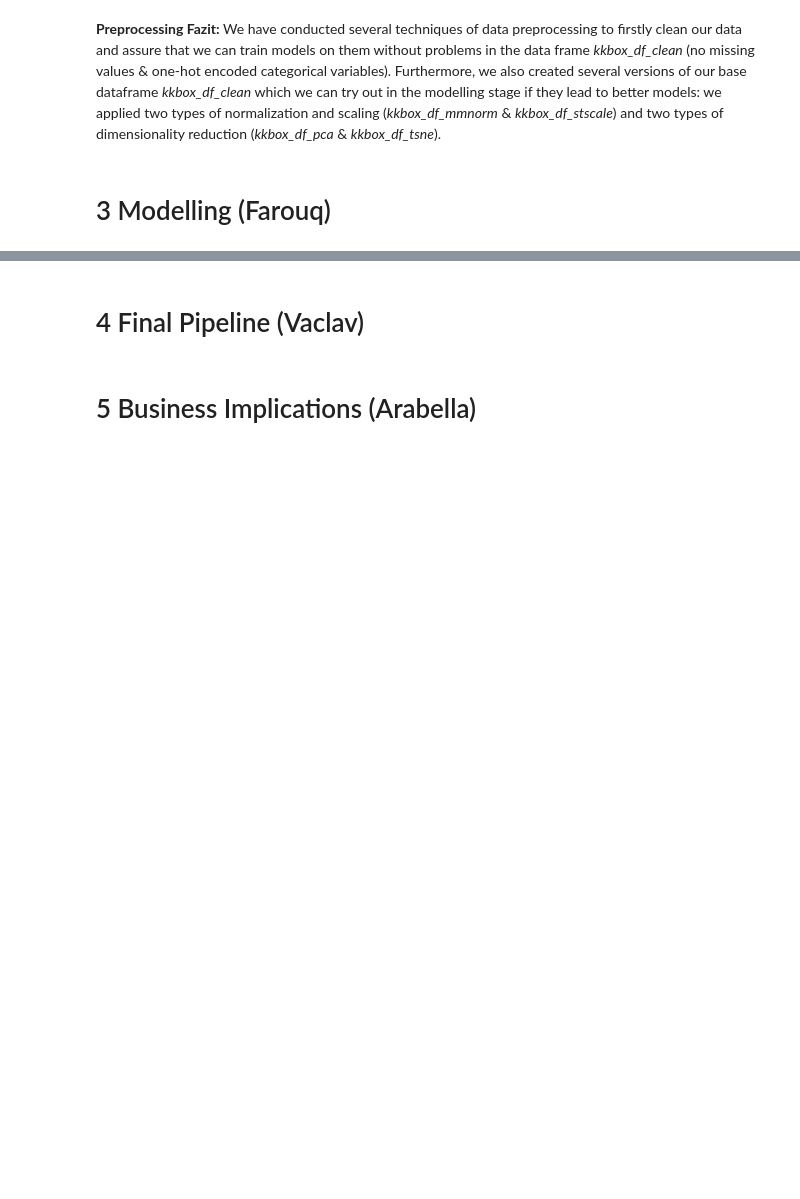
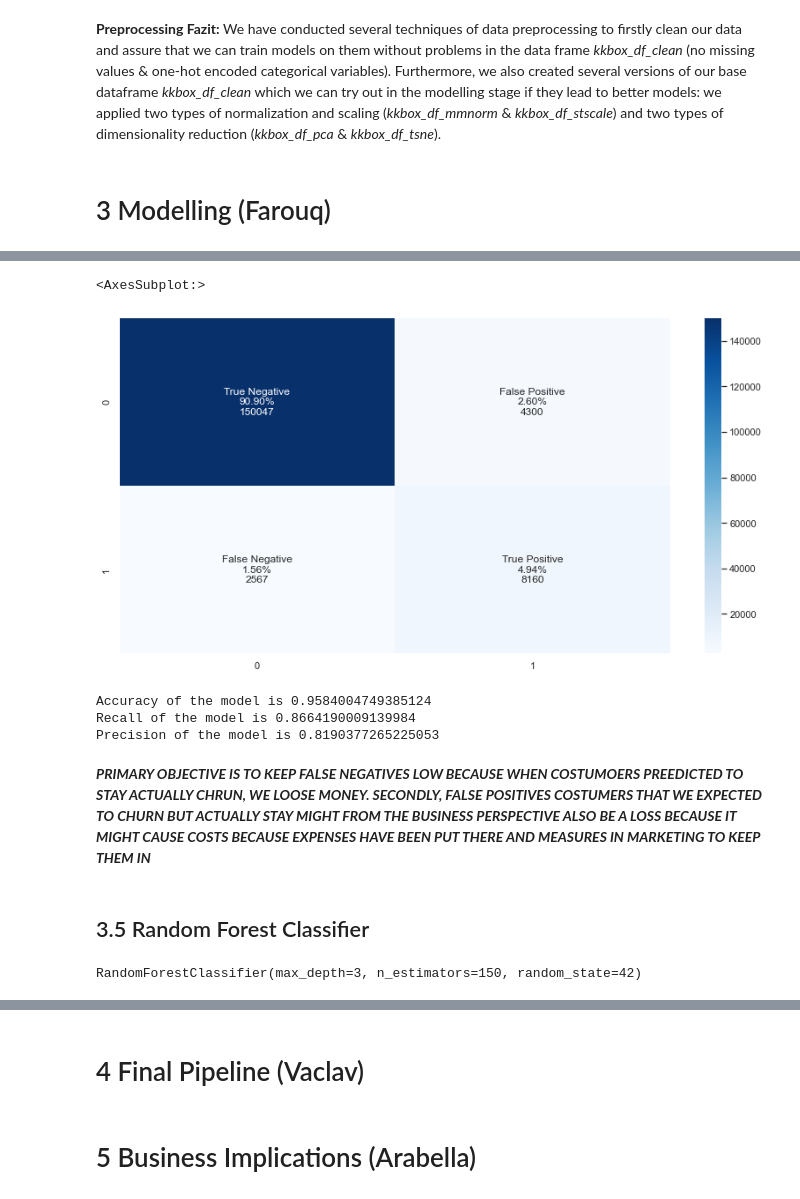
Before and after one commit to fynnoldenburg/KKBOX-Churn-Prediction, a Jupyter notebook: kkbox_machine_learning_clean.ipynb, the cells around one changed output, grey strips where cells are left out. Drawn from its saved outputs; the diff is of its cells as text; code cells hidden in the pictures; blank space fills up the shorter version.

```diff
--- a/kkbox_machine_learning_clean.ipynb
+++ b/kkbox_machine_learning_clean.ipynb
@@ -257,0 +392,6 @@ We have conducted several techniques of data preprocessing to firstly clean our
+# %%
+DTC = DecisionTreeClassifier(max_depth =3, random_state = 42)
+DTC.fit(X_train, y_train)
+y_test_pred = DTC.predict(X_test)
+tree_rules = export_text(DTC, feature_names = list(X.columns))
+print(tree_rules)
@@ -257,0 +416,37 @@ We have conducted several techniques of data preprocessing to firstly clean our
+# %%
+cf_matrix = confusion_matrix(y_test, y_test_pred)
+group_names = ['True Negative', 'False Positive', 'False Negative', 'True Positive']
+
+group_counts = ['{0:0.0f}'.format(value) for value in
+                cf_matrix.flatten()]
+
+group_percentages = ['{0:.2%}'.format(value) for value in
+                     cf_matrix.flatten()/np.sum(cf_matrix)]
+
+labels = [f'{v1}\n{v2}\n{v3}' for v1, v2, v3 in
+          zip(group_names, group_percentages, group_counts)]
+
+labels = np.asarray(labels).reshape(2,2)
+
+sns.set(rc = {'figure.figsize':(14,7)})
+sns.heatmap(cf_matrix, annot=labels, fmt='', cmap='Blues')
+# %% [output]
+<AxesSubplot:>
+[figure, added]
+# %%
+print(f'Accuracy of the model is {accuracy_score(y_test, y_test_pred)}')
+print(f'Recall of the model is {recall_score(y_test, y_test_pred, average="macro")}')
+print(f'Precision of the model is {precision_score(y_test, y_test_pred, average="macro", zero_division=1)}')
+# %% [output]
+Accuracy of the model is 0.9584004749385124
+Recall of the model is 0.8664190009139984
+Precision of the model is 0.8190377265225053
+# %% [markdown]
+***PRIMARY OBJECTIVE IS TO KEEP FALSE NEGATIVES LOW BECAUSE WHEN COSTUMOERS PREEDICTED TO STAY ACTUALLY CHRUN, WE LOOSE MONEY. SECONDLY, FALSE POSITIVES COSTUMERS THAT WE EXPECTED TO CHURN BUT ACTUALLY STAY MIGHT FROM THE BUSINESS PERSPECTIVE ALSO BE A LOSS BECAUSE IT MIGHT CAUSE COSTS BECAUSE EXPENSES HAVE BEEN PUT THERE AND MEASURES IN MARKETING TO KEEP THEM IN***
+# %% [markdown]
+## 3.5 Random Forest Classifier
+# %%
+rndF = RandomForestClassifier(n_estimators=150, max_depth=3, random_state=42)
+rndF.fit(X_train, y_train)
+# %% [output]
+RandomForestClassifier(max_depth=3, n_estimators=150, random_state=42)
```
Also changed, not shown: parts of 21 cells of this notebook.
